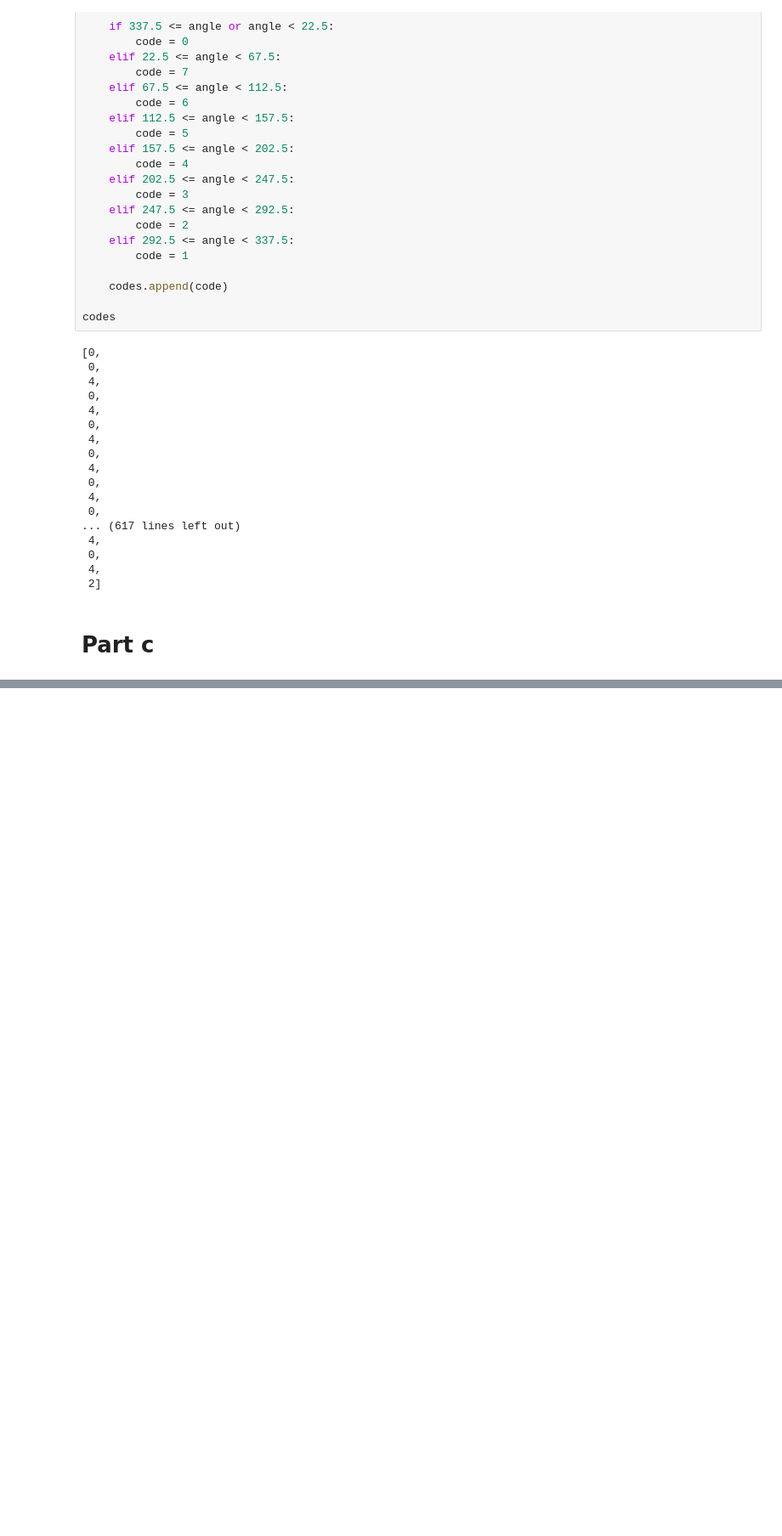
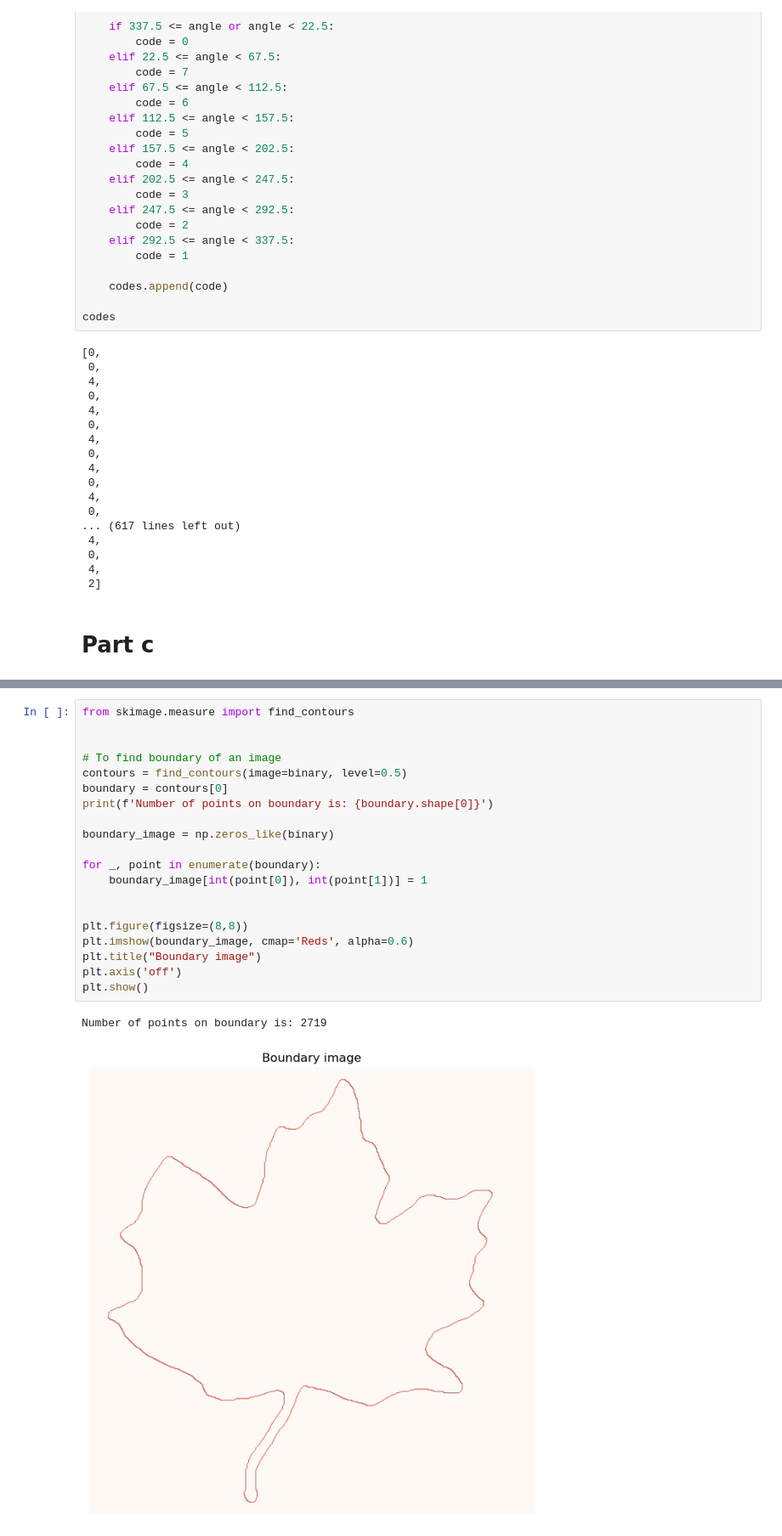
Before and after one commit to mjmousavi97/Image-processing-TehranUni-2025, a Jupyter notebook: DIP-HW9/src/Q2.ipynb, the cells around one changed output, grey strips where cells are left out. Shown at 85% size. Drawn from its saved outputs; the diff is of its cells as text; blank space fills up the shorter version.

```diff
--- a/DIP-HW9/src/Q2.ipynb
+++ b/DIP-HW9/src/Q2.ipynb
@@ -291,0 +223,23 @@ plt.show()
+# %%
+from skimage.measure import find_contours
+
+
+# To find boundary of an image
+contours = find_contours(image=binary, level=0.5)
+boundary = contours[0]
+print(f'Number of points on boundary is: {boundary.shape[0]}')
+
+boundary_image = np.zeros_like(binary)
+
+for _, point in enumerate(boundary):
+    boundary_image[int(point[0]), int(point[1])] = 1
+
+
+plt.figure(figsize=(8,8))
+plt.imshow(boundary_image, cmap='Reds', alpha=0.6)
+plt.title("Boundary image")
+plt.axis('off')
+plt.show()
+# %% [output]
+Number of points on boundary is: 2719
+[figure, added]
```
Also changed, not shown: parts of 4 cells of this notebook.
